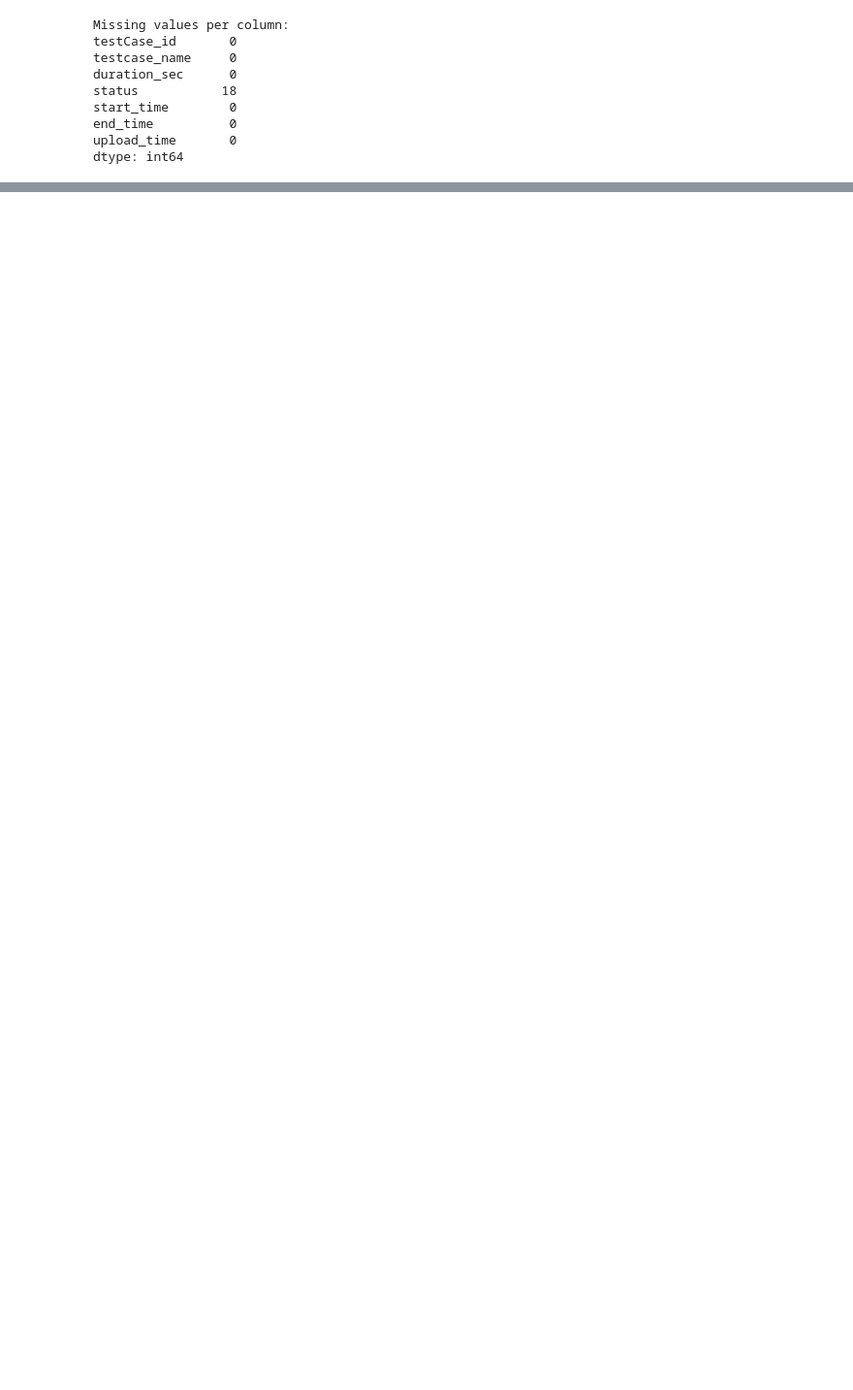
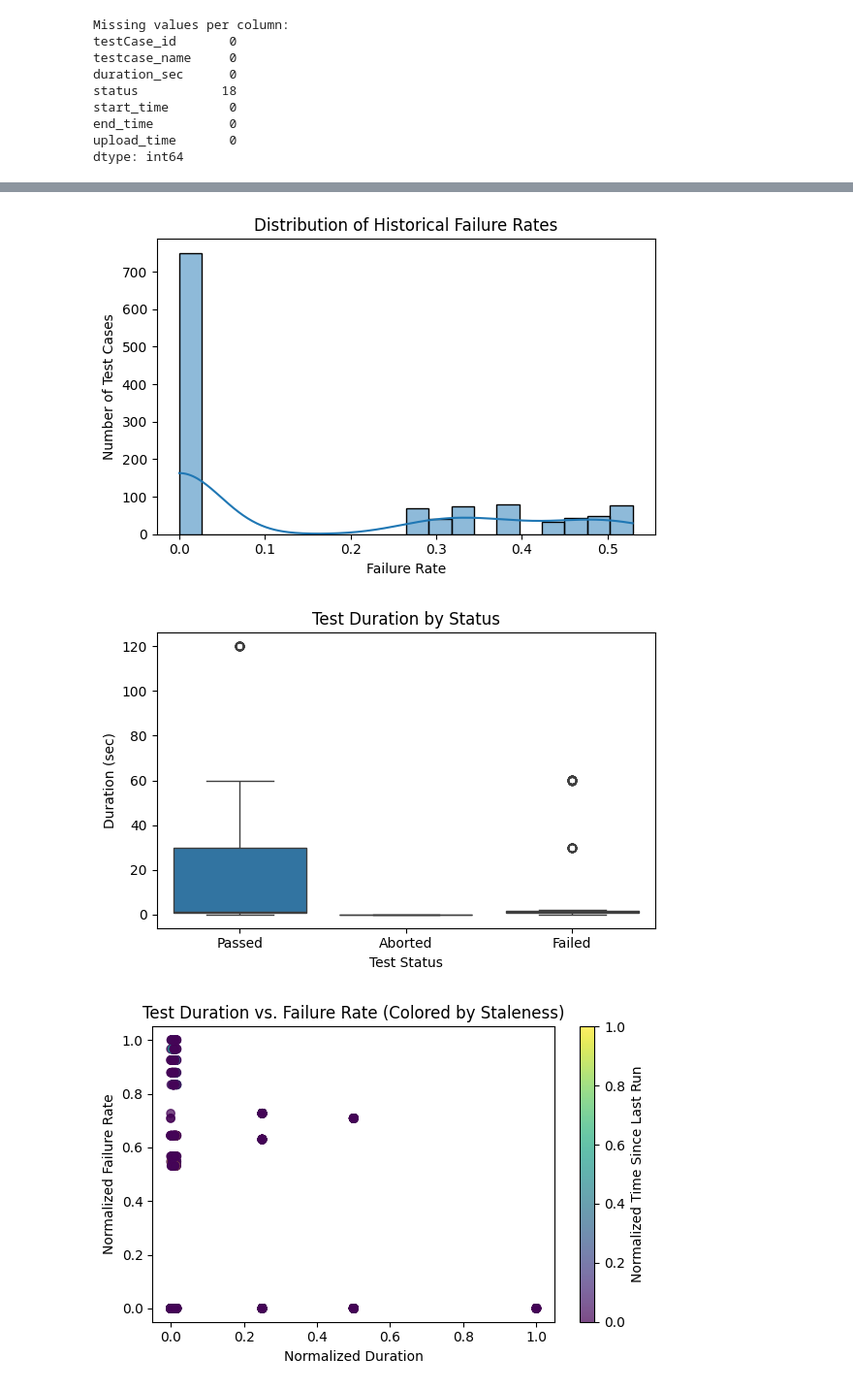
Before and after one commit to Seth-Agbavitor/Master-Thesis-Scheduling-and-Running-Software-Test-Cases-Based-on-AI, a Jupyter notebook: Qlearning_Preprocessing_Notebook.ipynb, the cells around one changed output, grey strips where cells are left out. Shown at 97% size. Drawn from its saved outputs; the diff is of its cells as text; code cells hidden in the pictures; blank space fills up the shorter version.

```diff
--- a/Qlearning_Preprocessing_Notebook.ipynb
+++ b/Qlearning_Preprocessing_Notebook.ipynb
@@ -294,0 +375,43 @@ testCase_id
+# %%
+# Re-import packages and load user's actual 'df' if it was previously defined
+import pandas as pd
+import matplotlib.pyplot as plt
+import seaborn as sns
+
+# Simulate loading user's data from the last known structure (assuming df already exists in memory with correct columns)
+# Plot 1: Histogram with KDE of failure_rate
+plt.figure(figsize=(6, 4))
+sns.histplot(df['failure_rate'], bins=20, kde=True, edgecolor='black')
+plt.title('Distribution of Historical Failure Rates')
+plt.xlabel('Failure Rate')
+plt.ylabel('Number of Test Cases')
+plt.tight_layout()
+
+
+# Plot 2: Box-and-whisker plot of duration_sec grouped by status
+plt.figure(figsize=(6, 4))
+sns.boxplot(x='status', y='duration_sec', data=df)
+plt.title('Test Duration by Status')
+plt.xlabel('Test Status')
+plt.ylabel('Duration (sec)')
+plt.tight_layout()
+
+
+# Plot 3: Scatter plot of normalized_duration × normalized_failure_rate, colored by normalized_time_last_run
+plt.figure(figsize=(6, 4))
+scatter = plt.scatter(
+    df['normalized_duration'],
+    df['normalized_failure_rate'],
+    c=df['normalized_time_last_run'],
+    cmap='viridis',
+    alpha=0.7
+)
+plt.colorbar(scatter, label='Normalized Time Since Last Run')
+plt.title('Test Duration vs. Failure Rate (Colored by Staleness)')
+plt.xlabel('Normalized Duration')
+plt.ylabel('Normalized Failure Rate')
+plt.tight_layout()
+# %% [output]
+[figure, added]
+[figure, added]
+[figure, added]
```
Also changed, not shown: parts of 19 cells of this notebook, 16 other files.
